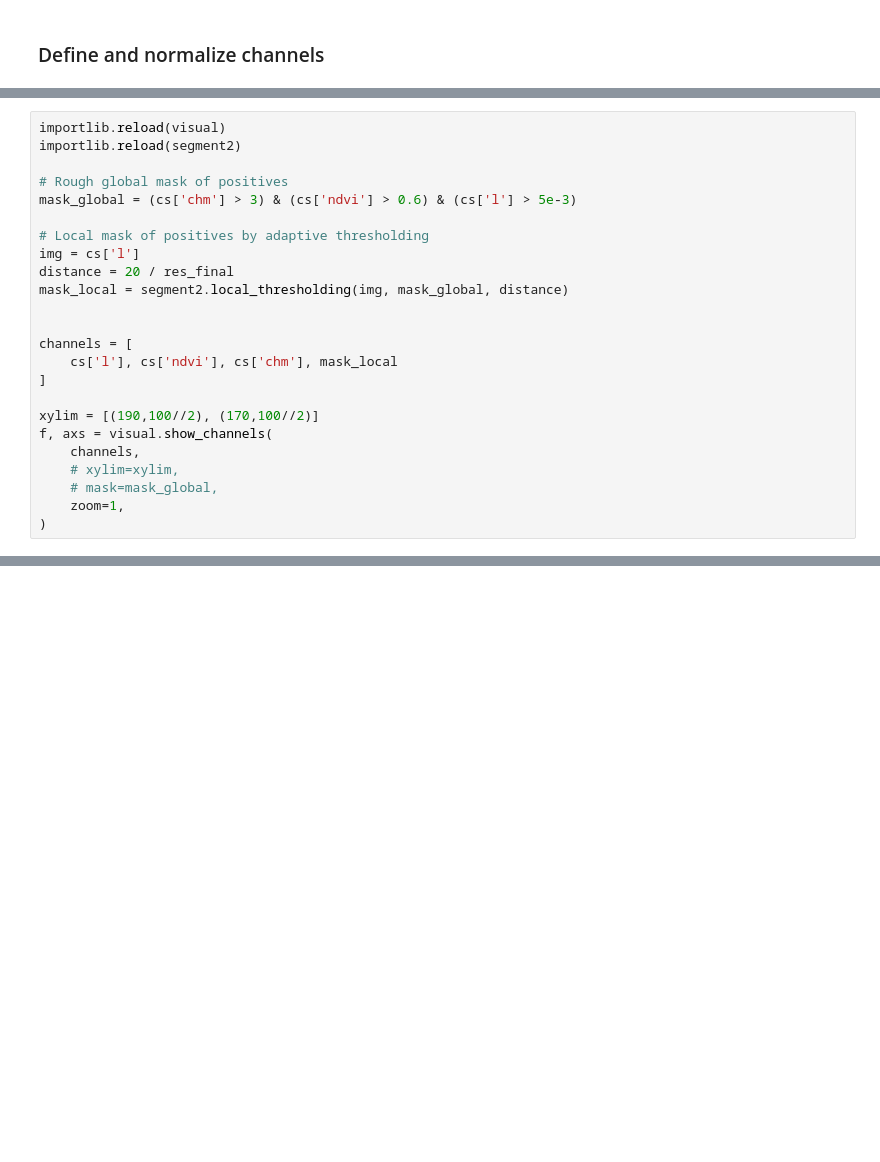
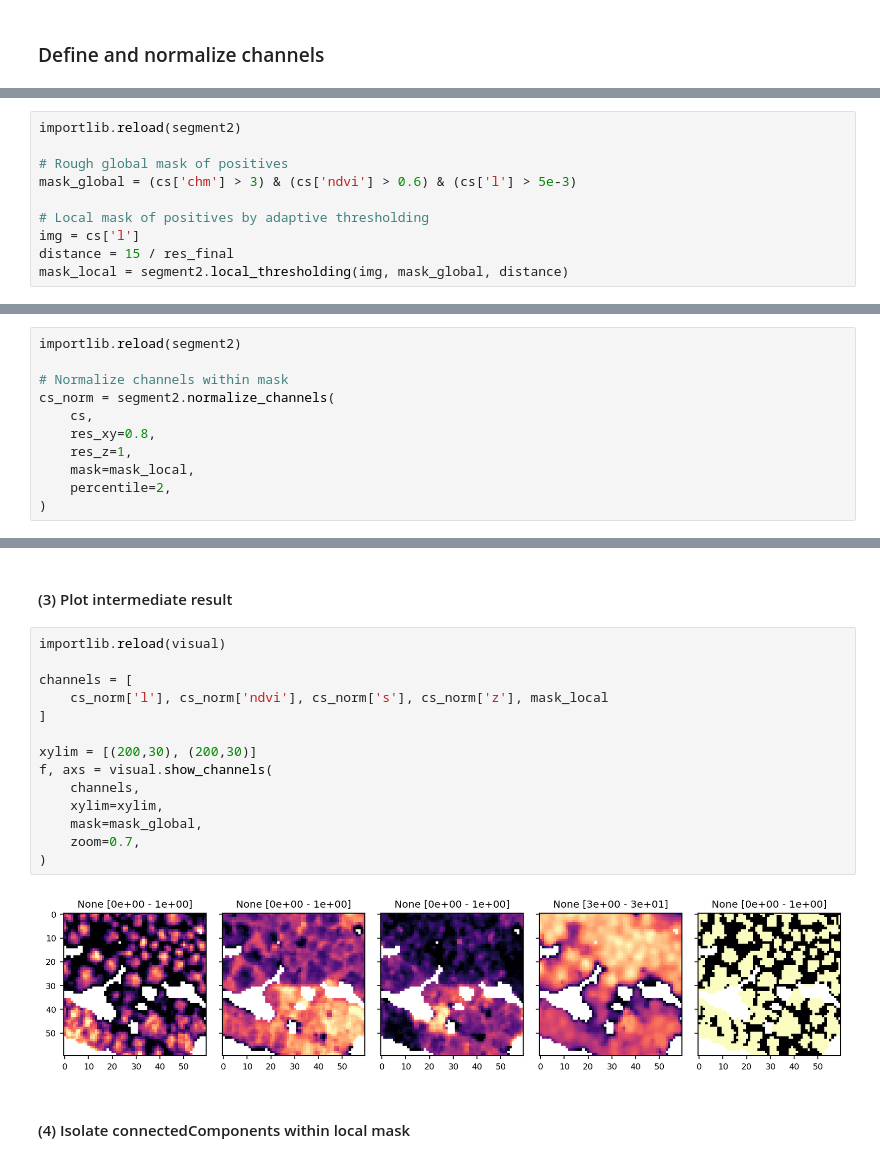
Before and after one commit to FlorianStehr/findatree, a Jupyter notebook: scripts/segment.ipynb, the cells around one changed output, grey strips where cells are left out. Cells and saved outputs as stored; diff of their text form; blank space fills up the shorter version.

```diff
--- a/scripts/segment.ipynb
+++ b/scripts/segment.ipynb
@@ -85,5 +86,4 @@ print(res_final)
 # %%
-importlib.reload(visual)
 importlib.reload(segment2)
 
 # Rough global mask of positives
@@ -91,19 +91,6 @@ mask_global = (cs['chm'] > 3) & (cs['ndvi'] > 0.6) & (cs['l'] > 5e-3)
 
 # Local mask of positives by adaptive thresholding
 img = cs['l']
-distance = 20 / res_final
+distance = 15 / res_final
 mask_local = segment2.local_thresholding(img, mask_global, distance)
-
-
-channels = [
-    cs['l'], cs['ndvi'], cs['chm'], mask_local
-]
-
-xylim = [(190,100//2), (170,100//2)]
-f, axs = visual.show_channels(
-    channels,
-    # xylim=xylim,
-    # mask=mask_global,
-    zoom=1,
-)
 # %% [output]
@@ -111,0 +100,11 @@ Distance set to: 25 [px]
+# %%
+importlib.reload(segment2)
+
+# Normalize channels within mask
+cs_norm = segment2.normalize_channels(
+    cs,
+    res_xy=0.8,
+    res_z=1,
+    mask=mask_local,
+    percentile=2,
+)
@@ -112,2 +122,22 @@ Distance set to: 25 [px]
+# %% [markdown]
+#### (3) Plot intermediate result
+# %%
+importlib.reload(visual)
+
+channels = [
+    cs_norm['l'], cs_norm['ndvi'], cs_norm['s'], cs_norm['z'], mask_local
+]
+
+xylim = [(200,30), (200,30)]
+f, axs = visual.show_channels(
+    channels,
+    xylim=xylim,
+    mask=mask_global,
+    zoom=0.7,
+)
+# %% [output]
+[figure, added]
+# %% [markdown]
+#### (4) Isolate connectedComponents within local mask
 # %%
 importlib.reload(segment2)
```
Also changed, not shown: parts of 8 cells of this notebook, 3 other files.
